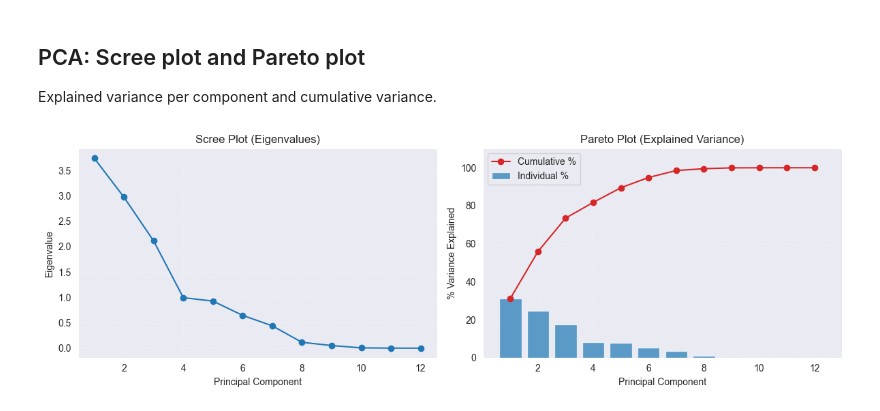
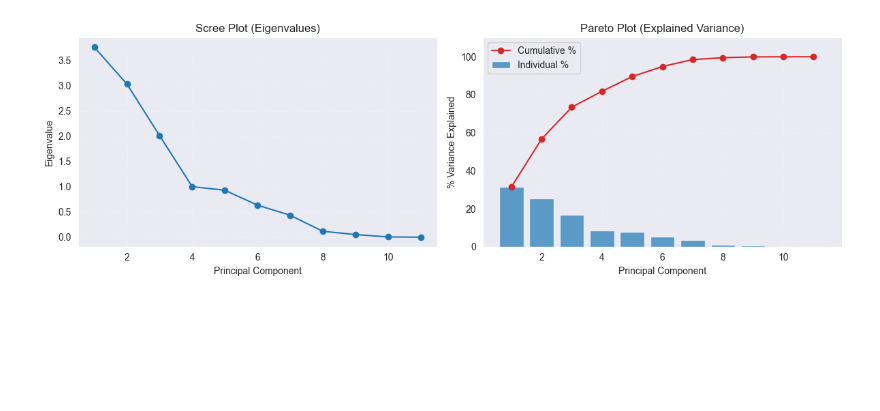
Before and after one commit to ZhuoQiuMcgill/INSE6220-FinalProject, a Jupyter notebook: src/project_code.ipynb, the cells around one changed output. Saved outputs shown, nothing was run; the diff lists cells and outputs as text; code cells hidden in the pictures; blank space fills up the shorter version.

```diff
--- a/src/project_code.ipynb
+++ b/src/project_code.ipynb
@@ -282,20 +246,16 @@ This is the exact 12-D feature matrix X used for PCA and all models.
 # %%
-# Build the 12-feature matrix (order as in FEATURE_COLS) with fixed pre-PCA transforms
-X_cols = [c for c in FEATURE_COLS if c in df.columns]
-X_12 = df.loc[:, X_cols].copy()
+# Build the 12-feature matrix (order as in FEATURE_COLS) with fixed pre-PCA transforms on labeled data
+X_cols = [c for c in FEATURE_COLS if c in df_labeled.columns]
+X_12 = df_labeled.loc[:, X_cols].copy()
 
-# Ensure transform lists exist (defined earlier)
-LOG10_COLS = ['koi_period','koi_duration','koi_prad','koi_teq','koi_insol','koi_srad']
-LOG1P_COLS = ['koi_depth','koi_model_snr']
-LINEAR_COLS = ['koi_impact','koi_steff','koi_slogg','koi_kepmag']
 # Apply transforms in-place, keeping original column order
 for c in LOG10_COLS:
     if c in X_12.columns:
-        X_12[c] = np.log10(X_12[c])
+        X_12[c] = np.log10(np.clip(X_12[c], 1e-12, None))
 for c in LOG1P_COLS:
     if c in X_12.columns:
-        X_12[c] = np.log10(X_12[c] + 1.0)
+        X_12[c] = np.log10(np.clip(X_12[c] + 1.0, 1e-12, None))
 
-print(f'X_12 shape: {X_12.shape}')
-X_12.head()
+print(f'X_12 shape (labeled, transformed): {X_12.shape}')
+X_12.head(10)
 # %% [output]
@@ -412,37 +408,31 @@ koi_kepmag    -0.2408 -0.0316 -0.3529 -0.2510  0.0495  0.8268 -0.1110 -0.2091 -0
-# %% [markdown]
-## PCA: Scree plot and Pareto plot
-Explained variance per component and cumulative variance.
 # %%
-# Scree & Pareto plots (explained variance)
-import numpy as np
-import matplotlib.pyplot as plt
+# Scree and Pareto plots (explained variance from PCA)
+if 'eigvals' not in globals():
+    raise RuntimeError('eigvals not found. Run the PCA cell first.')
 
-# Require eigvals from previous cell
-if 'eigvals' not in globals():
-    raise RuntimeError('Run the PCA eigen decomposition cell first.')
-
-expl_var = eigvals / eigvals.sum()
-cum_var = np.cumsum(expl_var)
 pcs = np.arange(1, len(eigvals) + 1)
 
 fig, axes = plt.subplots(1, 2, figsize=(12, 4))
-# Scree
+
+# Scree plot (eigenvalues)
 axes[0].plot(pcs, eigvals, 'o-', color='#1f77b4')
 axes[0].set_title('Scree Plot (Eigenvalues)')
 axes[0].set_xlabel('Principal Component')
 axes[0].set_ylabel('Eigenvalue')
 axes[0].grid(True, linestyle=':', alpha=0.4)
-# Pareto
-axes[1].bar(pcs, expl_var * 100, color='#1f77b4', alpha=0.7, label='Individual %')
-axes[1].plot(pcs, cum_var * 100, 'o-', color='#d62728', label='Cumulative %')
+
+# Pareto plot (explained and cumulative variance)
+axes[1].bar(pcs, expl_var * 100.0, color='#1f77b4', alpha=0.7, label='Individual %')
+axes[1].plot(pcs, cum_var * 100.0, 'o-', color='#d62728', label='Cumulative %')
 axes[1].set_title('Pareto Plot (Explained Variance)')
 axes[1].set_xlabel('Principal Component')
 axes[1].set_ylabel('% Variance Explained')
 axes[1].set_ylim(0, 110)
 axes[1].legend()
 axes[1].grid(True, linestyle=':', alpha=0.4)
+
 plt.tight_layout()
 plt.show()
 # %% [output]
-[figure, old version]
+[figure, new version]
 # %%
```
Also changed, not shown: parts of 14 cells of this notebook, 1 other file.
